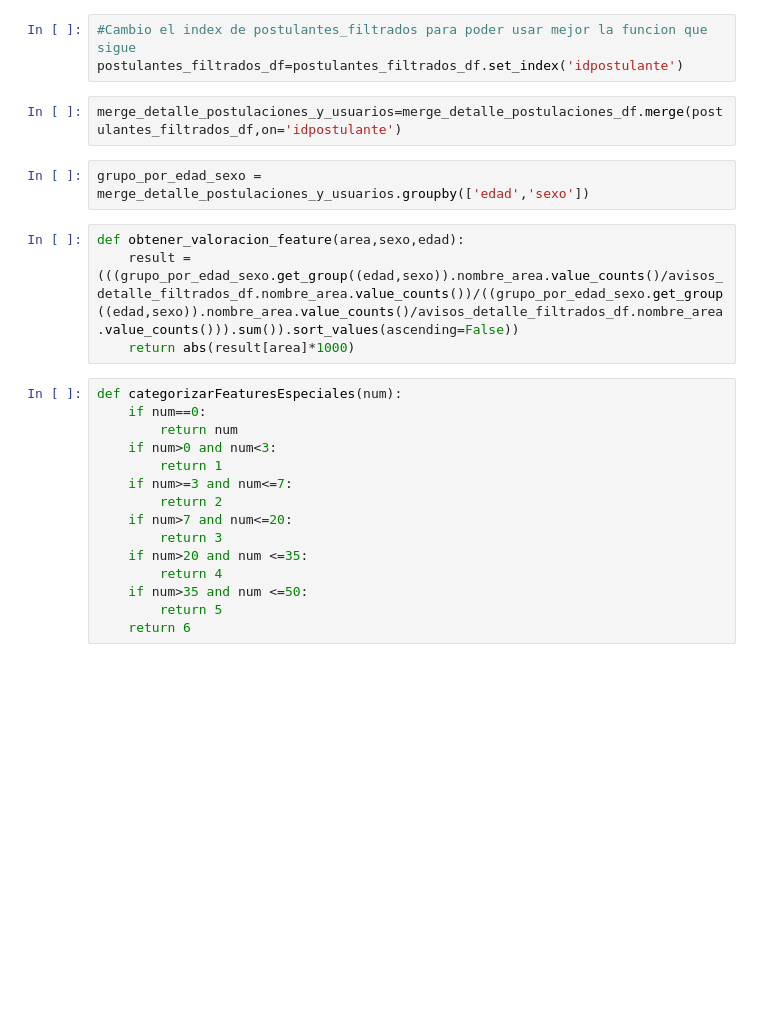
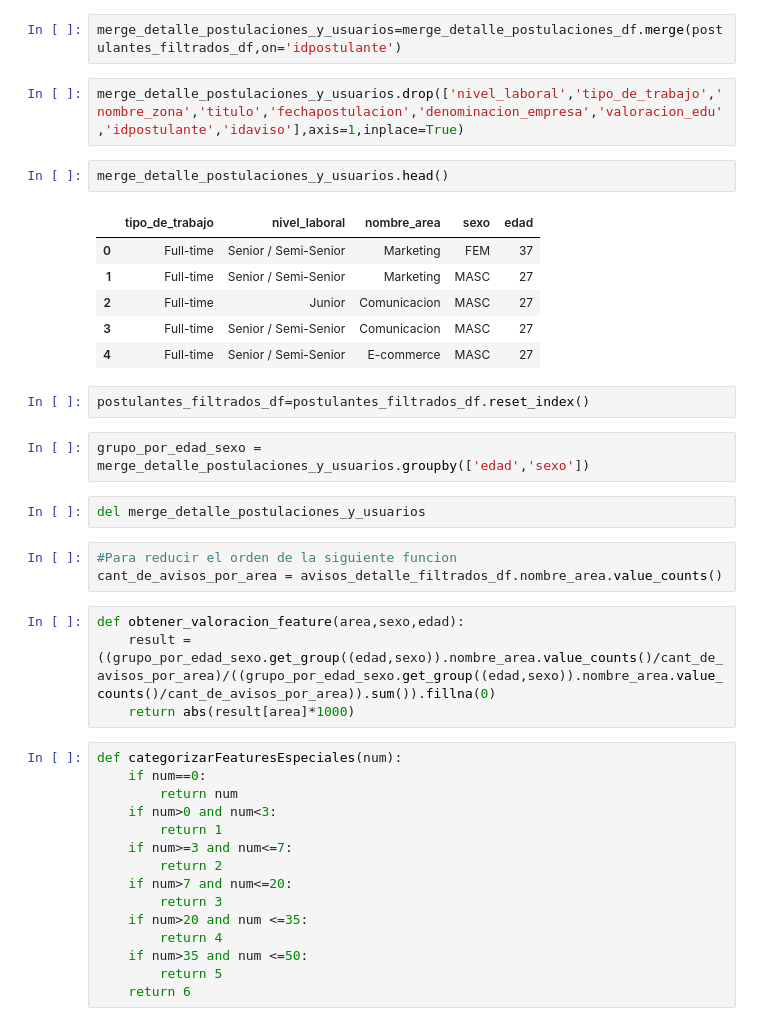
Before and after one commit to Andivisciglio/TP2-OrganizacionDeDatos-Grupo28, a Jupyter notebook: TP2 -edad-sexo.ipynb, the cells around one changed output. Saved outputs shown, nothing was run; the diff lists cells and outputs as text; blank space fills up the shorter version.

Commit message:
Algunos detalles

```diff
--- a/TP2 -edad-sexo.ipynb
+++ b/TP2 -edad-sexo.ipynb
@@ -1046,16 +1046,31 @@ entrenamiento_df['relacion_educacion_con_aviso'] = pd.DataFrame(feature)
 ### entrenamiento_df['relacion_edad_con_aviso'] = pd.DataFrame(feature)
 # %% [markdown]
 # Feature Edad- Genero -Area
-# %%
-#Cambio el index de postulantes_filtrados para poder usar mejor la funcion que sigue
-postulantes_filtrados_df=postulantes_filtrados_df.set_index('idpostulante')
 # %%
 merge_detalle_postulaciones_y_usuarios=merge_detalle_postulaciones_df.merge(postulantes_filtrados_df,on='idpostulante')
+# %%
+merge_detalle_postulaciones_y_usuarios.drop(['nivel_laboral','tipo_de_trabajo','nombre_zona','titulo','fechapostulacion','denominacion_empresa','valoracion_edu','idpostulante','idaviso'],axis=1,inplace=True)
+# %%
+merge_detalle_postulaciones_y_usuarios.head()
+# %% [output]
+|  | tipo_de_trabajo | nivel_laboral | nombre_area | sexo | edad |
+| 0 | Full-time | Senior / Semi-Senior | Marketing | FEM | 37 |
+| 1 | Full-time | Senior / Semi-Senior | Marketing | MASC | 27 |
+| 2 | Full-time | Junior | Comunicacion | MASC | 27 |
+| 3 | Full-time | Senior / Semi-Senior | Comunicacion | MASC | 27 |
+| 4 | Full-time | Senior / Semi-Senior | E-commerce | MASC | 27 |
+# %%
+postulantes_filtrados_df=postulantes_filtrados_df.reset_index()
 # %%
 grupo_por_edad_sexo = merge_detalle_postulaciones_y_usuarios.groupby(['edad','sexo'])
+# %%
+del merge_detalle_postulaciones_y_usuarios
+# %%
+#Para reducir el orden de la siguiente funcion
+cant_de_avisos_por_area = avisos_detalle_filtrados_df.nombre_area.value_counts()
 # %%
 def obtener_valoracion_feature(area,sexo,edad):
-    result =(((grupo_por_edad_sexo.get_group((edad,sexo)).nombre_area.value_counts()/avisos_detalle_filtrados_df.nombre_area.value_counts())/((grupo_por_edad_sexo.get_group((edad,sexo)).nombre_area.value_counts()/avisos_detalle_filtrados_df.nombre_area.value_counts())).sum()).sort_values(ascending=False))
+    result =((grupo_por_edad_sexo.get_group((edad,sexo)).nombre_area.value_counts()/cant_de_avisos_por_area)/((grupo_por_edad_sexo.get_group((edad,sexo)).nombre_area.value_counts()/cant_de_avisos_por_area)).sum()).fillna(0)
     return abs(result[area]*1000)
 # %%
 def categorizarFeaturesEspeciales(num):
```
Also changed, not shown: parts of 14 cells of this notebook.
